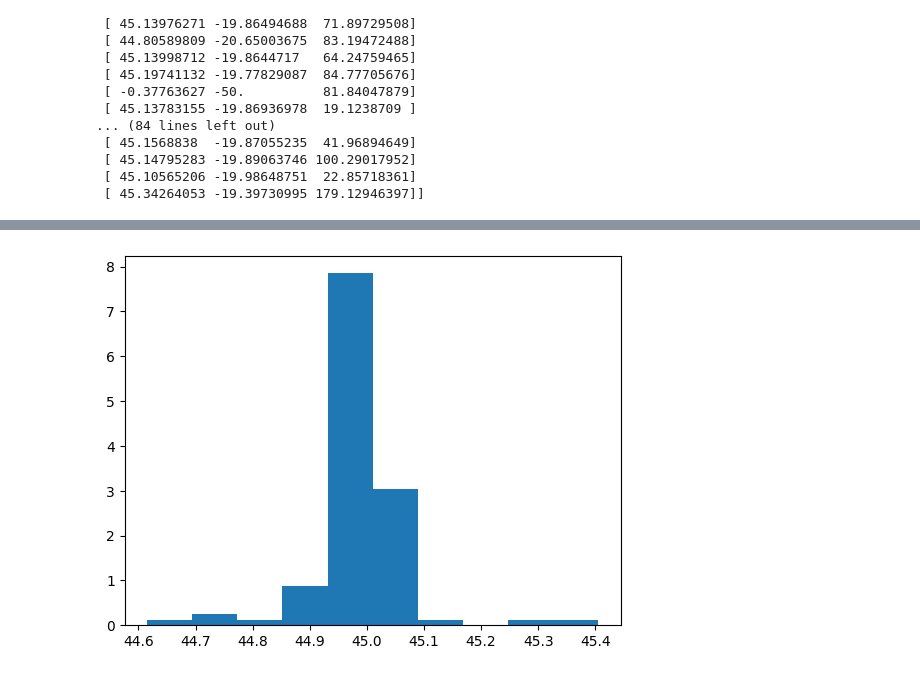
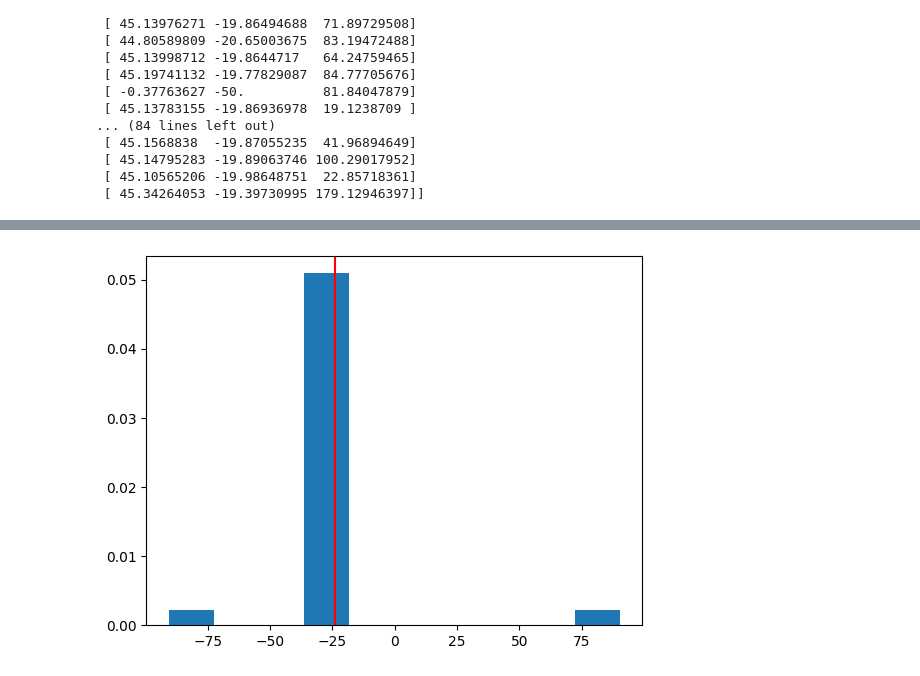
Before and after one commit to dzinty/microswimmers, a Jupyter notebook: many_swimmers_euler.ipynb, the cells around one changed output, grey strips where cells are left out. Cells and saved outputs as stored; diff of their text form; code cells hidden in the pictures.

```diff
--- a/many_swimmers_euler.ipynb
+++ b/many_swimmers_euler.ipynb
@@ -170,7 +190,7 @@ def solver_one(new, p0, R0, dt, T, noise = False):
 R0 = np.array([15 * R, 0, 0.5 * L])
 p0 = np.array([0, 1, 0])
 
-p_sol, R_sol, t = solver_one(euler, p0, R0, 0.1, 50000, noise = True)
+p_sol, R_sol, t = solver_one(euler, p0, R0, 0.1, 5000, noise = True)
 # %%
 fig, axs = plt.subplots(1, 2, figsize = (12,5))
 axs[0].plot(t, p_sol[:,0], label='px')
@@ -485,9 +466,9 @@ array([45.15538923, 45.14028945, 45.15740448, 45.18376478, 45.16037608,
 # %%
-psi = np.arctan2(Rs_sol[:, 1, -1], Rs_sol[:, 0, -1]) * 180 / np.pi
+psi = np.arctan2(Rs_sol[:, -1, 1], Rs_sol[:, -1, 0]) * 180 / np.pi
 
-#phi_star = - np.arcsin(2 * A * beta) * 180 / np.pi
-#plt.axvline(phi_star, color = 'r')
+phi_star = np.arcsin(2 * A * beta) * 180 / np.pi
+plt.axvline(phi_star, color = 'r')
 
 plt.hist(psi,  density=True);
 # %% [output]
-[figure, old version]
+[figure, new version]
```
Also changed, not shown: parts of 16 cells of this notebook.
